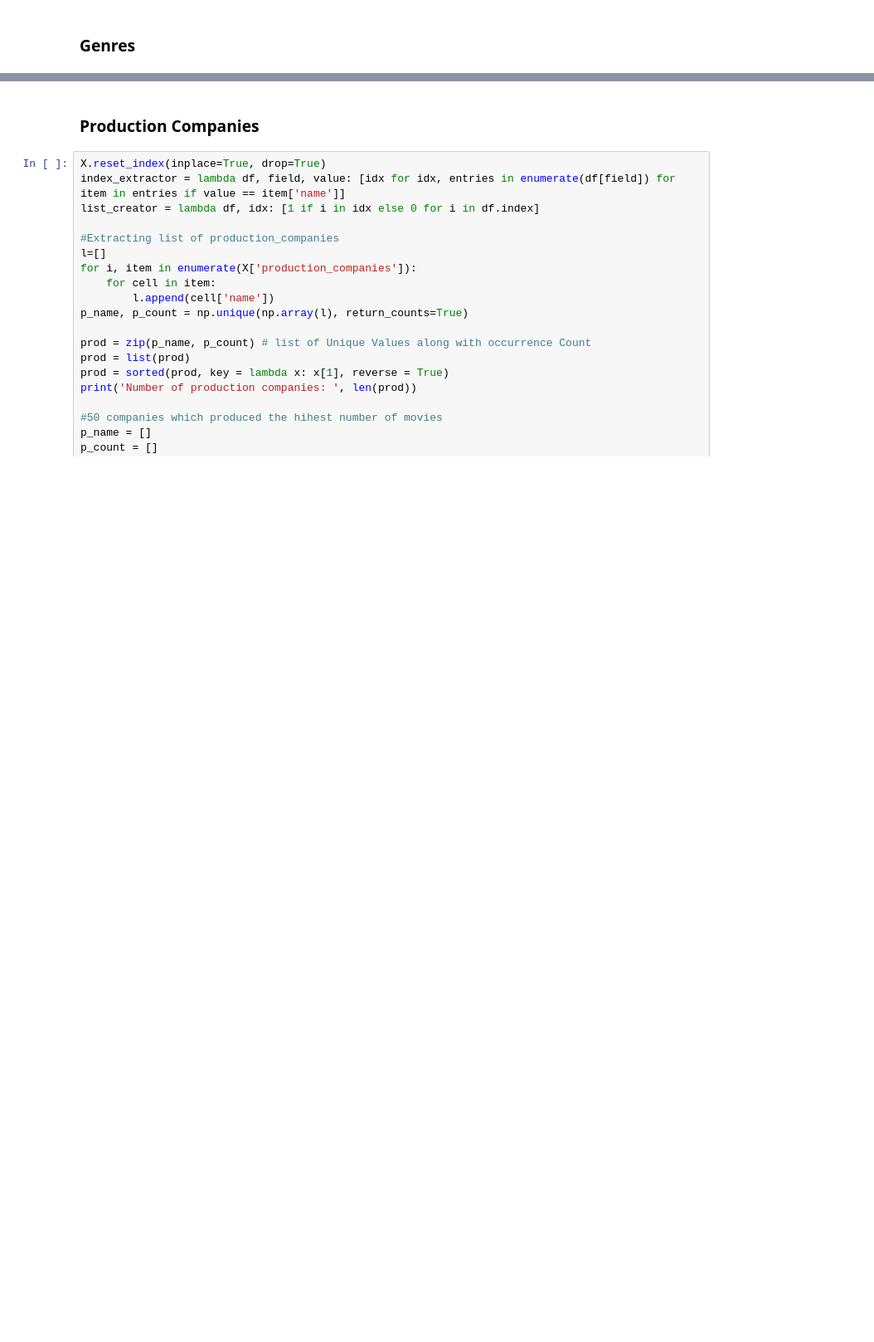
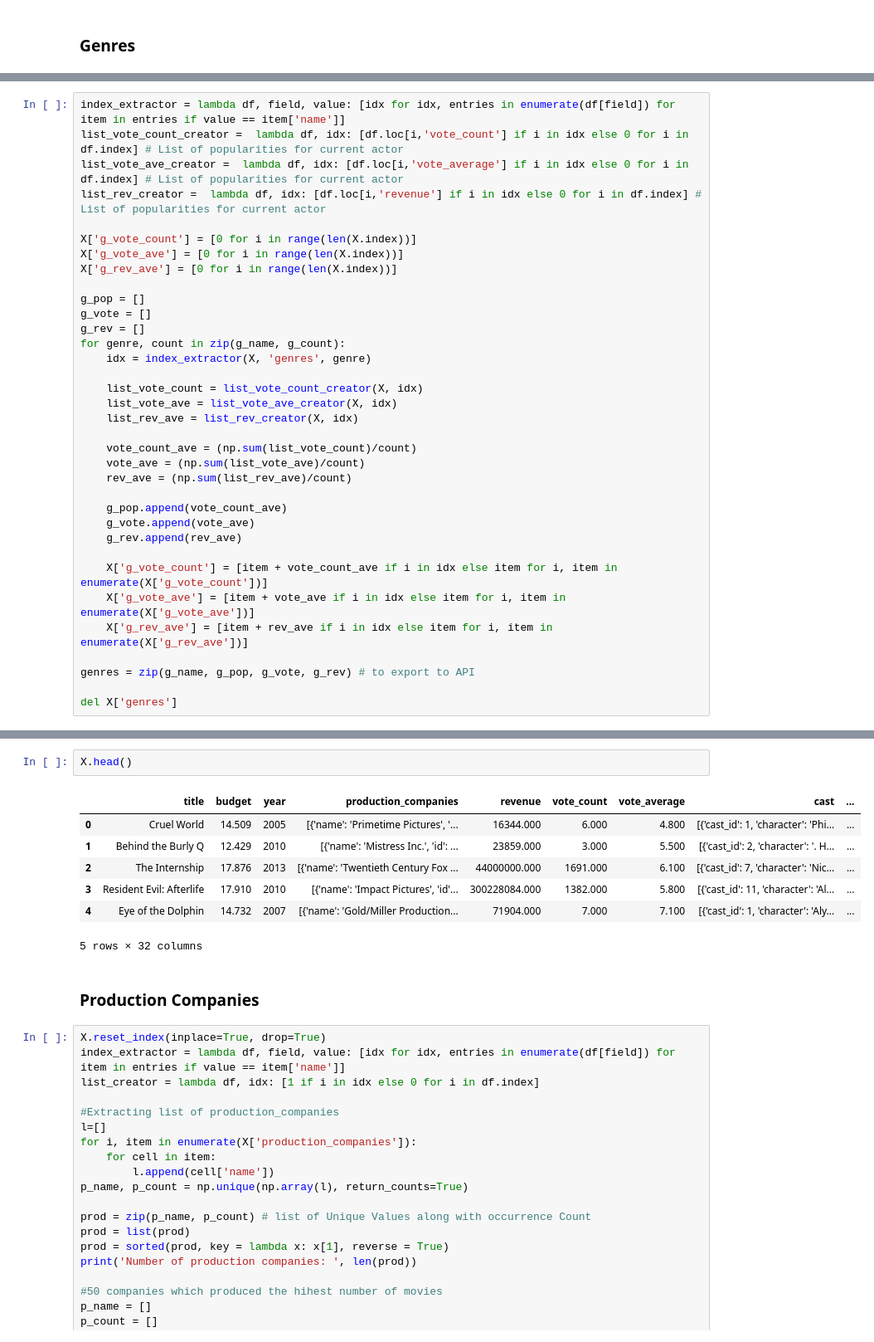
Before and after one commit to nastazya/Movies-analytics, a Jupyter notebook: Prediction.ipynb, the cells around one changed output, grey strips where cells are left out. Shown at 83% size. Drawn from its saved outputs; the diff is of its cells as text; blank space fills up the shorter version.

```diff
--- a/Prediction.ipynb
+++ b/Prediction.ipynb
@@ -364,0 +387,35 @@ del X['genres']
+# %%
+index_extractor = lambda df, field, value: [idx for idx, entries in enumerate(df[field]) for item in entries if value == item['name']]
+list_vote_count_creator =  lambda df, idx: [df.loc[i,'vote_count'] if i in idx else 0 for i in df.index] # List of popularities for current actor
+list_vote_ave_creator =  lambda df, idx: [df.loc[i,'vote_average'] if i in idx else 0 for i in df.index] # List of popularities for current actor
+list_rev_creator =  lambda df, idx: [df.loc[i,'revenue'] if i in idx else 0 for i in df.index] # List of popularities for current actor
+
+X['g_vote_count'] = [0 for i in range(len(X.index))]
+X['g_vote_ave'] = [0 for i in range(len(X.index))]
+X['g_rev_ave'] = [0 for i in range(len(X.index))]
+
+g_pop = []
+g_vote = []
+g_rev = []
+for genre, count in zip(g_name, g_count):
+    idx = index_extractor(X, 'genres', genre)
+
+    list_vote_count = list_vote_count_creator(X, idx)
+    list_vote_ave = list_vote_ave_creator(X, idx)
+    list_rev_ave = list_rev_creator(X, idx)
+
+    vote_count_ave = (np.sum(list_vote_count)/count)
+    vote_ave = (np.sum(list_vote_ave)/count)
+    rev_ave = (np.sum(list_rev_ave)/count)
+
+    g_pop.append(vote_count_ave)
+    g_vote.append(vote_ave)
+    g_rev.append(rev_ave)
+
+    X['g_vote_count'] = [item + vote_count_ave if i in idx else item for i, item in enumerate(X['g_vote_count'])]
+    X['g_vote_ave'] = [item + vote_ave if i in idx else item for i, item in enumerate(X['g_vote_ave'])]
+    X['g_rev_ave'] = [item + rev_ave if i in idx else item for i, item in enumerate(X['g_rev_ave'])]
+
+genres = zip(g_name, g_pop, g_vote, g_rev) # to export to API
+
+del X['genres']
@@ -365,3 +443,13 @@ del X['genres']
+# %%
+X.head()
+# %% [output]
+|  | title | budget | year | production_companies | revenue | vote_count | vote_average | cast | ... |
+| 0 | Cruel World | 14.509 | 2005 | [{'name': 'Primetime Pictures', '... | 16344.000 | 6.000 | 4.800 | [{'cast_id': 1, 'character': 'Phi... | ... |
+| 1 | Behind the Burly Q | 12.429 | 2010 | [{'name': 'Mistress Inc.', 'id': ... | 23859.000 | 3.000 | 5.500 | [{'cast_id': 2, 'character': '. H... | ... |
+| 2 | The Internship | 17.876 | 2013 | [{'name': 'Twentieth Century Fox ... | 44000000.000 | 1691.000 | 6.100 | [{'cast_id': 7, 'character': 'Nic... | ... |
+| 3 | Resident Evil: Afterlife | 17.910 | 2010 | [{'name': 'Impact Pictures', 'id'... | 300228084.000 | 1382.000 | 5.800 | [{'cast_id': 11, 'character': 'Al... | ... |
+| 4 | Eye of the Dolphin | 14.732 | 2007 | [{'name': 'Gold/Miller Production... | 71904.000 | 7.000 | 7.100 | [{'cast_id': 1, 'character': 'Aly... | ... |
+5 rows × 32 columns
 # %% [markdown]
 ### Production Companies
 # %%
```
Also changed, not shown: parts of 26 cells of this notebook.
